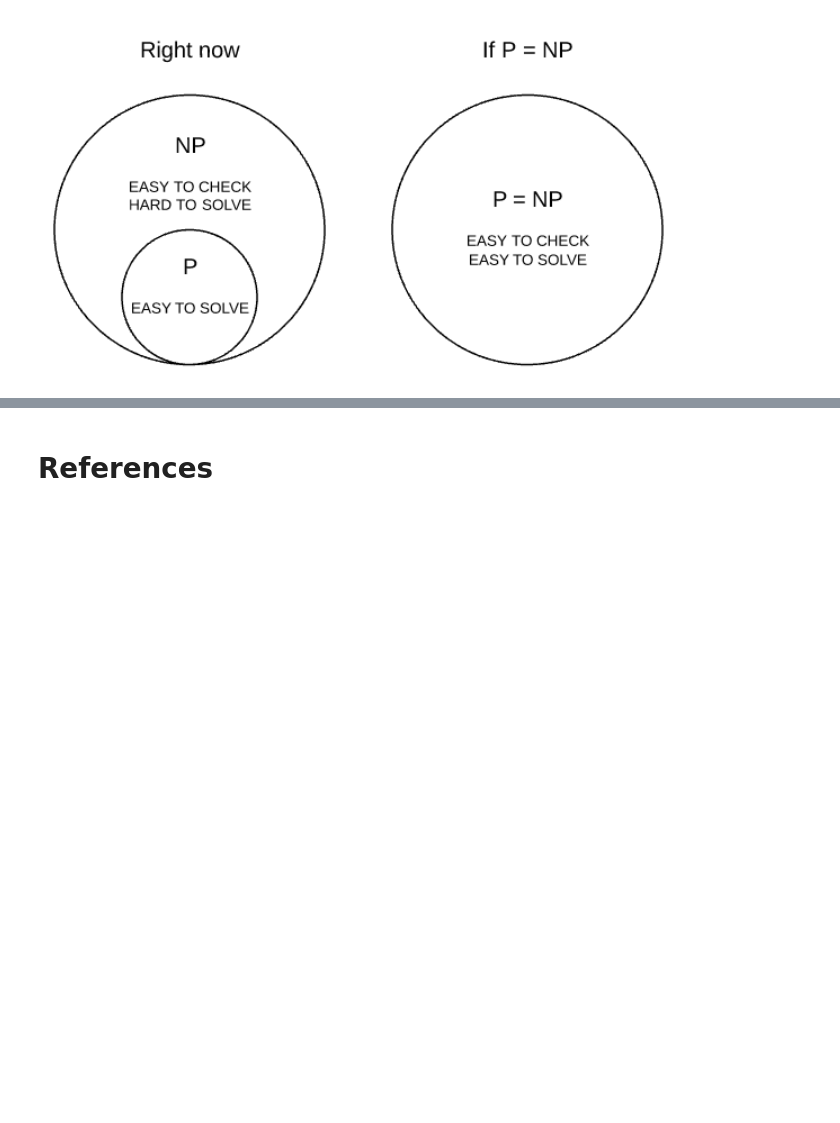
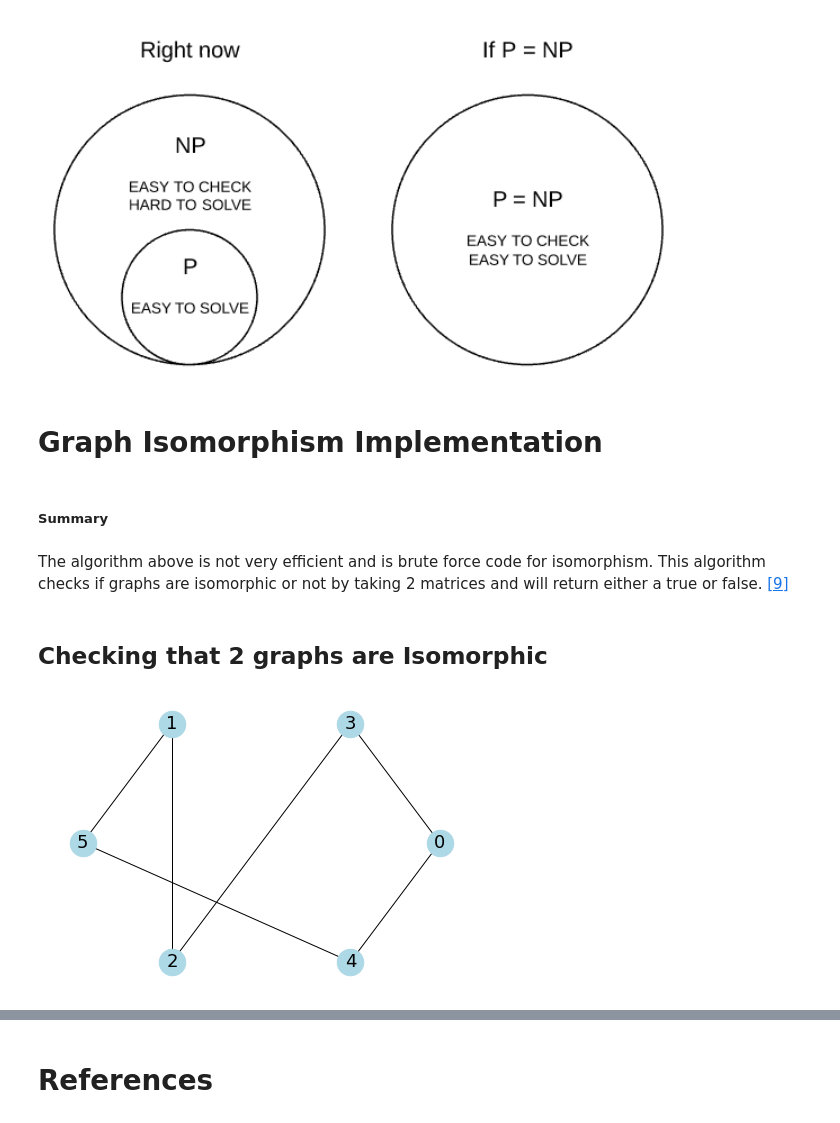
Before and after one commit to Keelan1996/Graph-Theory-Project, a Jupyter notebook: graph-isomorphism.ipynb, the cells around one changed output, grey strips where cells are left out. Saved outputs shown, nothing was run; the diff lists cells and outputs as text; code cells hidden in the pictures; blank space fills up the shorter version.

```diff
--- a/graph-isomorphism.ipynb
+++ b/graph-isomorphism.ipynb
@@ -47,3 +47,5 @@ The person would need to figure out weather P = NP. Which involves a solution to
 The below diagram demostartes what I mean:
 # %% [markdown]
 ![11.PNG](attachment:11.PNG)
+# %% [markdown]
+# Graph Isomorphism Implementation
@@ -49,0 +172,26 @@ The below diagram demostartes what I mean:
+# %% [markdown]
+##### Summary
+# %% [markdown]
+The algorithm above is not very efficient and is brute force code for isomorphism. This algorithm checks if graphs are isomorphic or not by taking 2 matrices and will return either a true or false. [[9]](https://tonicanada.medium.com/brute-force-code-for-isomorphisms-1241ef180570)
+# %% [markdown]
+## Checking that 2 graphs are Isomorphic
+# %%
+# two  graphs
+g1 = nx.Graph()
+
+g2 = nx.Graph()
+
+# creates the edges
+e1 = ((0, 3) , (1, 5) , (2, 1) , (3, 2), (4, 0), (5,4))
+
+e2 = ((0, 4) , (1, 0) , (2, 5) , (3, 2), (4, 3), (5,1) )
+
+# adds the edges.
+g1.add_edges_from(e1)
+
+g2.add_edges_from(e2)
+
+# draws graph 1
+nx.draw_circular(g1, **params)
+# %% [output]
+[figure, added]
```
Also changed, not shown: parts of 11 cells of this notebook.
